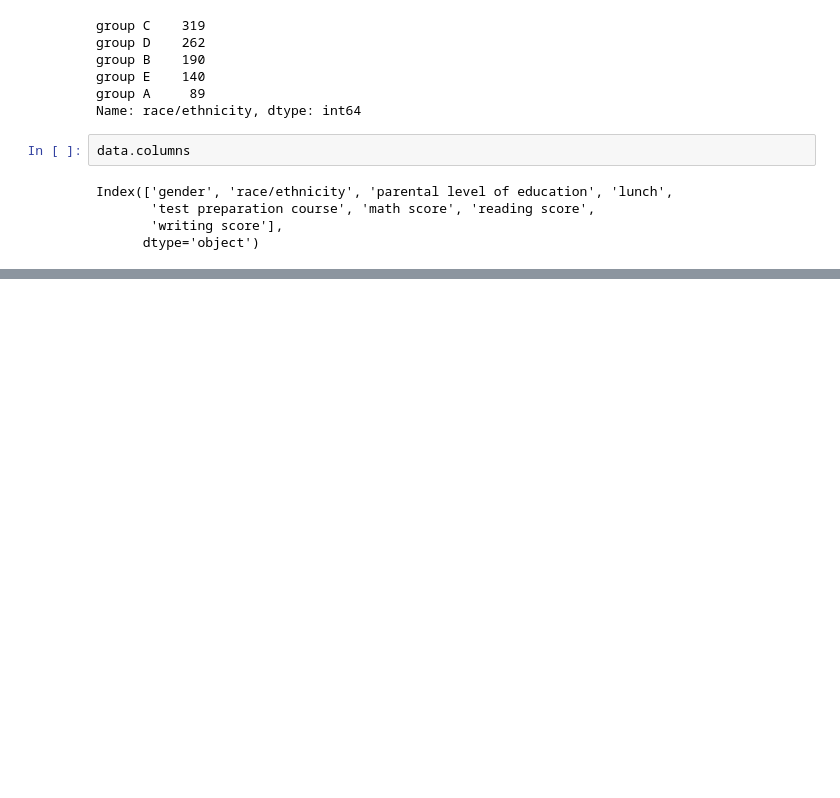
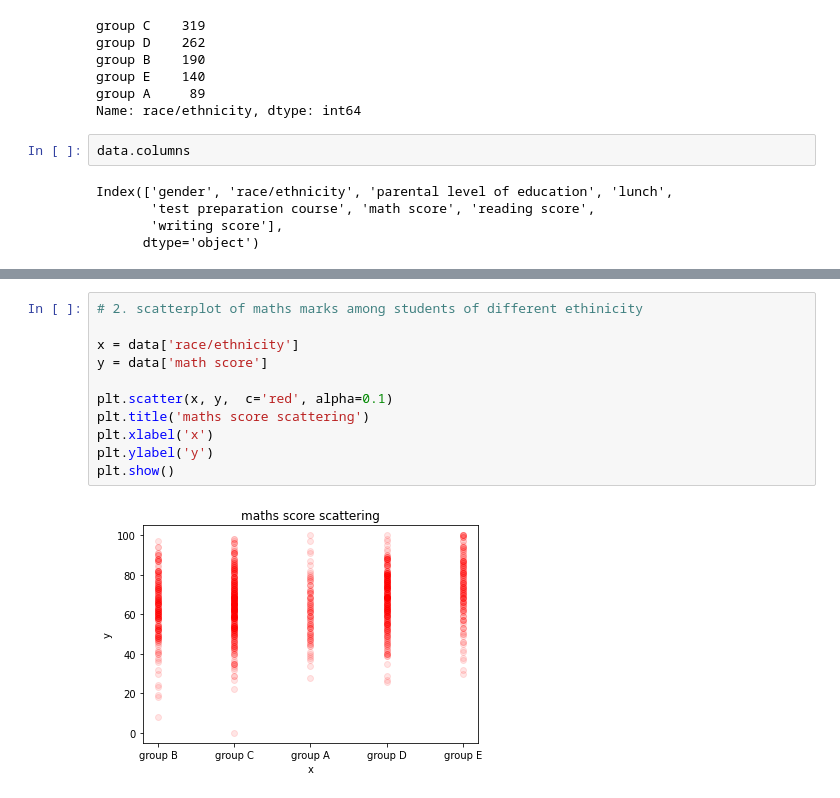
Before and after one commit to YashasaveeKesarwani99/Exploratory-data-analysis, a Jupyter notebook: Untitled11.ipynb, the cells around one changed output, grey strips where cells are left out. Drawn from its saved outputs; the diff is of its cells as text; blank space fills up the shorter version.

```diff
--- a/Untitled11.ipynb
+++ b/Untitled11.ipynb
@@ -52,0 +68,13 @@ Index(['gender', 'race/ethnicity', 'parental level of education', 'lunch',
+# %%
+# 2. scatterplot of maths marks among students of different ethinicity
+
+x = data['race/ethnicity']
+y = data['math score']
+
+plt.scatter(x, y,  c='red', alpha=0.1)
+plt.title('maths score scattering')
+plt.xlabel('x')
+plt.ylabel('y')
+plt.show()
+# %% [output]
+[figure, added]
```
Also changed, not shown: parts of 3 cells of this notebook.
